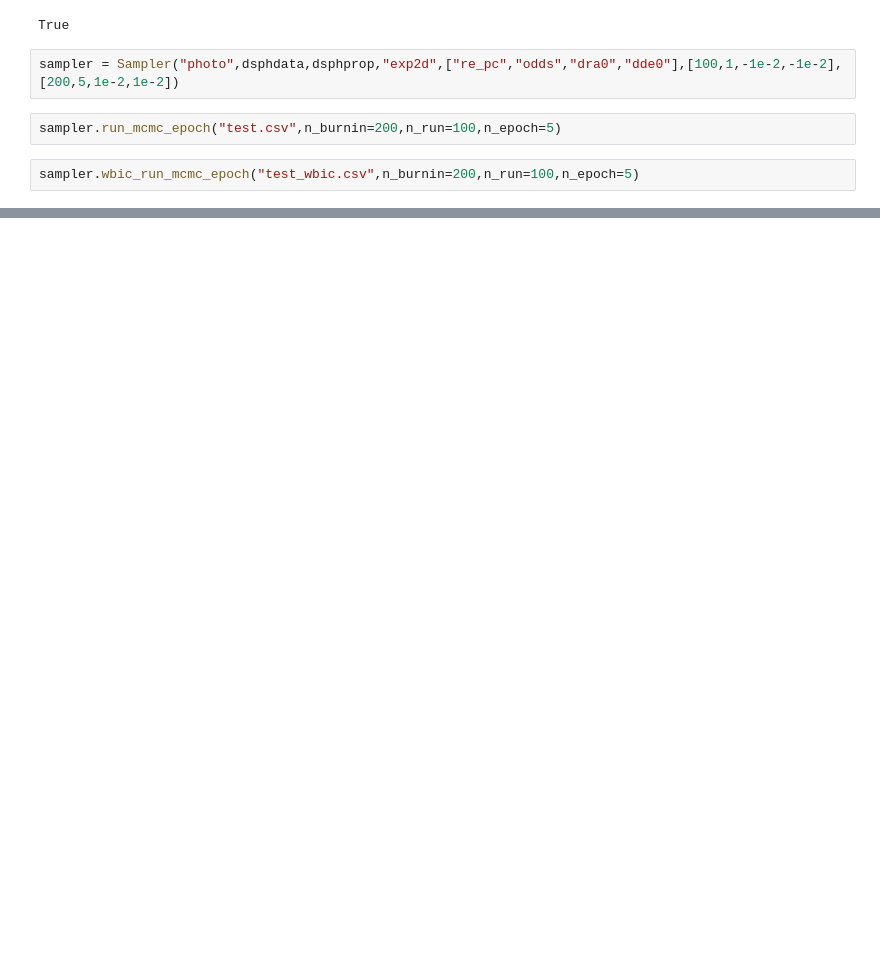
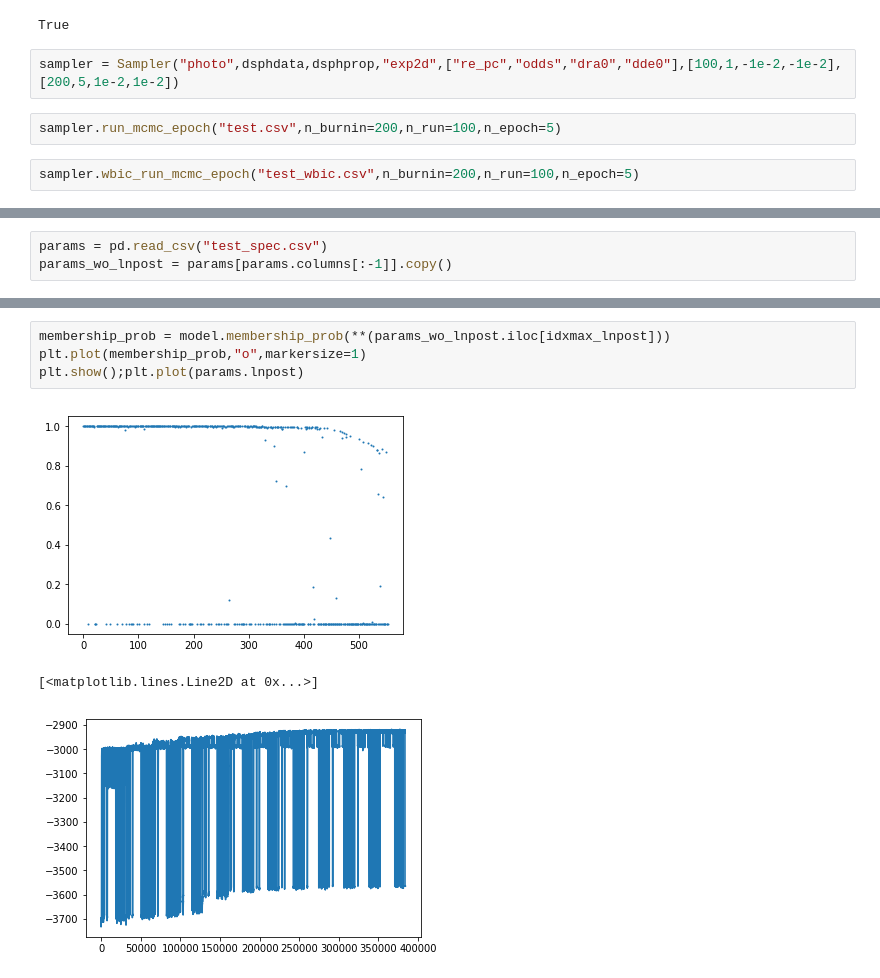
Before and after one commit to gomeshun/pydsph, a Jupyter notebook: sample/test.ipynb, the cells around one changed output, grey strips where cells are left out. Cells and saved outputs as stored; diff of their text form; blank space fills up the shorter version.

```diff
--- a/sample/test.ipynb
+++ b/sample/test.ipynb
@@ -197,0 +219,3 @@ array([[ 12.17035211],
+# %%
+params = pd.read_csv("test_spec.csv")
+params_wo_lnpost = params[params.columns[:-1]].copy()
@@ -197,0 +227,8 @@ array([[ 12.17035211],
+# %%
+membership_prob = model.membership_prob(**(params_wo_lnpost.iloc[idxmax_lnpost]))
+plt.plot(membership_prob,"o",markersize=1)
+plt.show();plt.plot(params.lnpost)
+# %% [output]
+[figure, added]
+[<matplotlib.lines.Line2D at 0x...>]
+[figure, added]
```
Also changed, not shown: parts of 23 cells of this notebook.
